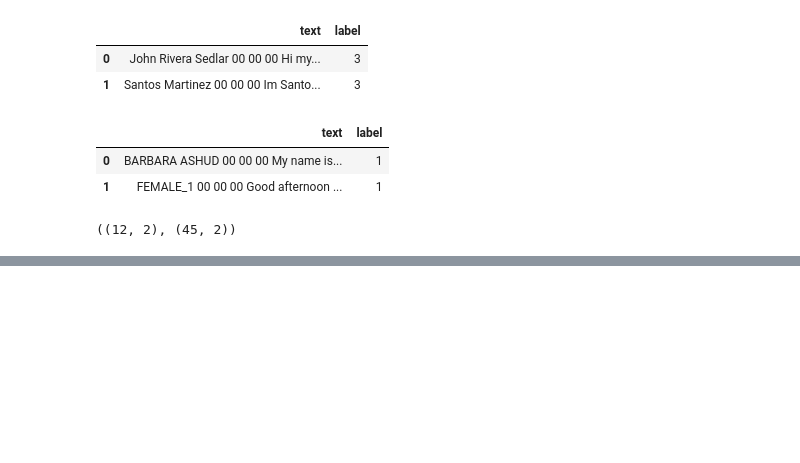
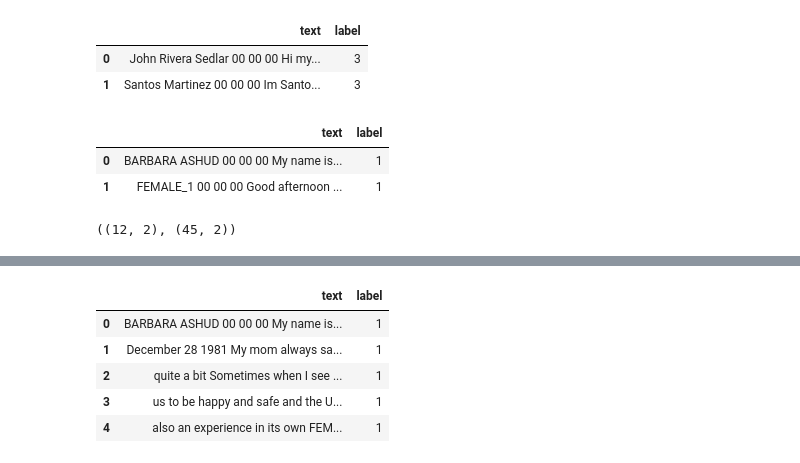
Before and after one commit to ej-castillo/BERT-interview, a Jupyter notebook: BERT-interview.ipynb, the cells around one changed output, grey strips where cells are left out. Drawn from its saved outputs; the diff is of its cells as text; code cells hidden in the pictures; blank space fills up the shorter version.

```diff
--- a/BERT-interview.ipynb
+++ b/BERT-interview.ipynb
@@ -167,0 +284,10 @@ val.shape, train.shape
+# %%
+val_df = pd.DataFrame({DATA_COLUMN:val_l, LABEL_COLUMN:val_label_l})
+val_df.head()
+# %% [output]
+|  | text | label |
+| 0 | BARBARA ASHUD 00 00 00 My name is... | 1 |
+| 1 | December 28 1981 My mom always sa... | 1 |
+| 2 | quite a bit Sometimes when I see ... | 1 |
+| 3 | us to be happy and safe and the U... | 1 |
+| 4 | also an experience in its own FEM... | 1 |
```
Also changed, not shown: parts of 28 cells of this notebook, 1 other file.
